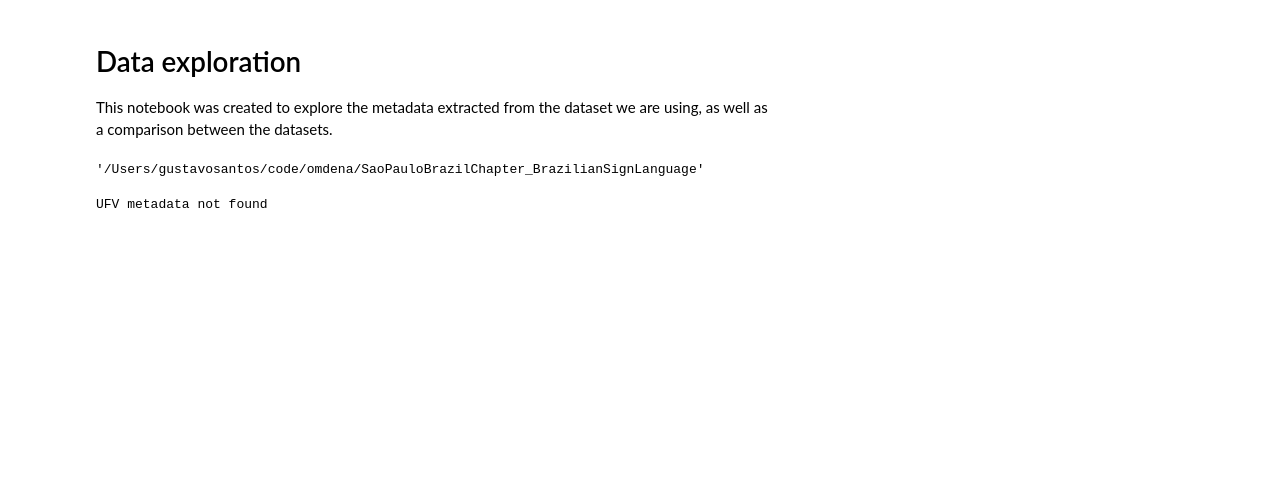
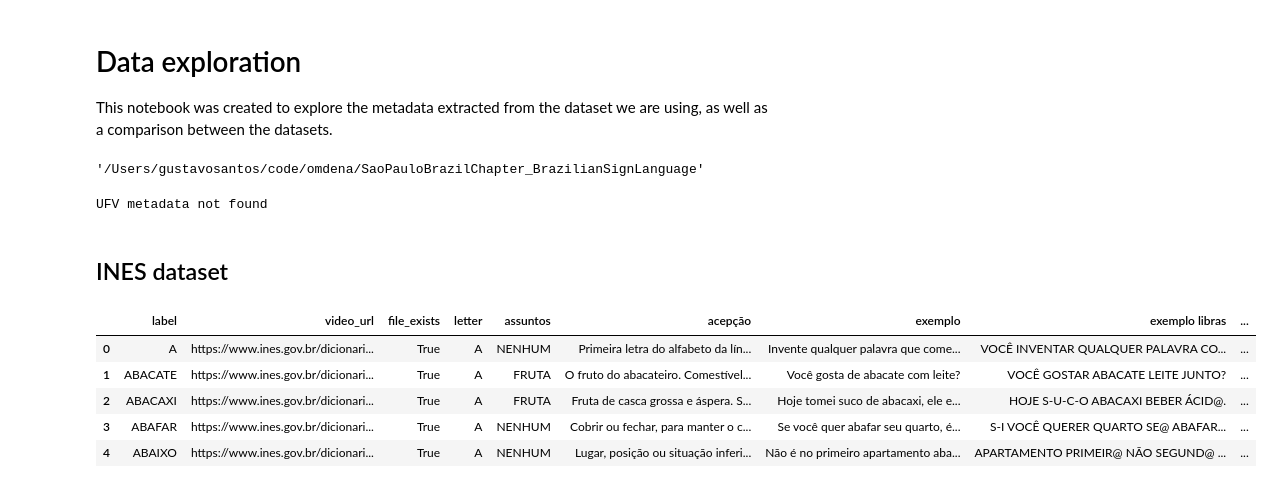
Before and after one commit to OmdenaAI/SaoPauloBrazilChapter_BrazilianSignLanguage, a Jupyter notebook: notebooks/data-exploration.ipynb, the cells around one changed output. Drawn from its saved outputs; the diff is of its cells as text; code cells hidden in the pictures; blank space fills up the shorter version.

```diff
--- a/notebooks/data-exploration.ipynb
+++ b/notebooks/data-exploration.ipynb
@@ -43,2 +43,14 @@ except FileNotFoundError:
 # %% [output]
 UFV metadata not found
+# %% [markdown]
+## INES dataset
+# %%
+display(ines_raw_df.head())
+display(ines_raw_df.tail())
+# %% [output]
+|  | label | video_url | file_exists | letter | assuntos | acepção | exemplo | exemplo libras | ... |
+| 0 | A | https://www.ines.gov.br/dicionari... | True | A | NENHUM | Primeira letra do alfabeto da lín... | Invente qualquer palavra que come... | VOCÊ INVENTAR QUALQUER PALAVRA CO... | ... |
+| 1 | ABACATE | https://www.ines.gov.br/dicionari... | True | A | FRUTA | O fruto do abacateiro. Comestível... | Você gosta de abacate com leite? | VOCÊ GOSTAR ABACATE LEITE JUNTO? | ... |
+| 2 | ABACAXI | https://www.ines.gov.br/dicionari... | True | A | FRUTA | Fruta de casca grossa e áspera. S... | Hoje tomei suco de abacaxi, ele e... | HOJE S-U-C-O ABACAXI BEBER ÁCID@. | ... |
+| 3 | ABAFAR | https://www.ines.gov.br/dicionari... | True | A | NENHUM | Cobrir ou fechar, para manter o c... | Se você quer abafar seu quarto, é... | S-I VOCÊ QUERER QUARTO SE@ ABAFAR... | ... |
+| 4 | ABAIXO | https://www.ines.gov.br/dicionari... | True | A | NENHUM | Lugar, posição ou situação inferi... | Não é no primeiro apartamento aba... | APARTAMENTO PRIMEIR@ NÃO SEGUND@ ... | ... |
```
Also changed, not shown: parts of 15 cells of this notebook.
